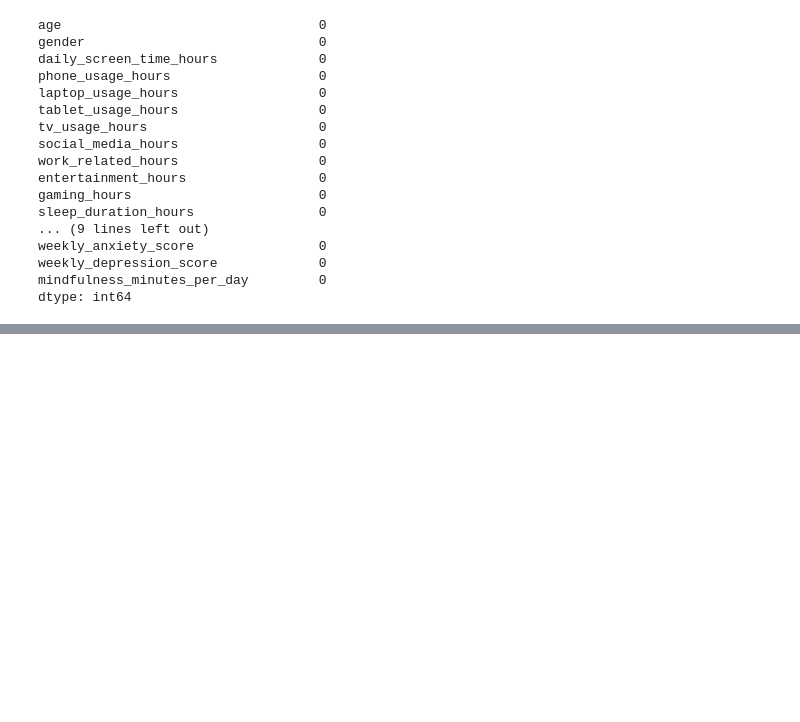
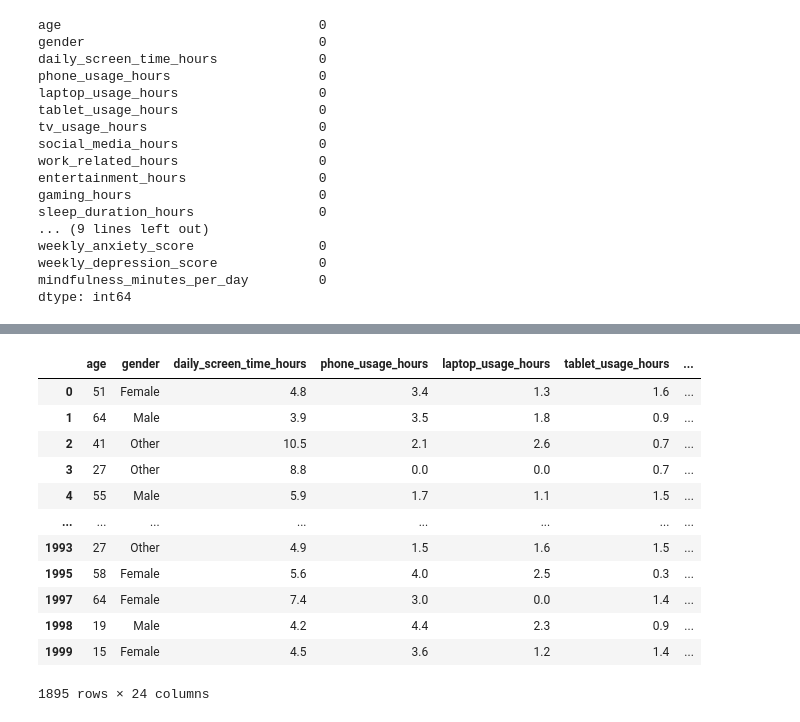
Before and after one commit to qmer05/bi-techlife-exam-project, a Jupyter notebook: notebooks/01_data_cleaning.ipynb, the cells around one changed output, grey strips where cells are left out. Cells and saved outputs as stored; diff of their text form; code cells hidden in the pictures; blank space fills up the shorter version.

```diff
--- a/notebooks/01_data_cleaning.ipynb
+++ b/notebooks/01_data_cleaning.ipynb
@@ -62,0 +94,10 @@ dtype: int64
+# %%
+print('Upper and Lower Fence (IQR method):')
+
+for column in df.select_dtypes(include=['number']).columns:
+    Q1 = df[column].quantile(0.25)
+    Q3 = df[column].quantile(0.75)
+    IQR = Q3 - Q1
+    lower_fence = Q1 - 1.5 * IQR
+    upper_fence = Q3 + 1.5 * IQR
+    print(f"{column}: Lower Fence = {lower_fence}, Upper Fence = {upper_fence}")
@@ -62,0 +122,12 @@ dtype: int64
+# %%
+print('Outliers (IQR method on numerical columns):')
+
+# Loop through only numerical columns
+for column in df.select_dtypes(include=['number']).columns:
+    Q1 = df[column].quantile(0.25)
+    Q3 = df[column].quantile(0.75)
+    IQR = Q3 - Q1
+    lower_fence = Q1 - 1.5 * IQR
+    upper_fence = Q3 + 1.5 * IQR
+    outliers = df[(df[column] < lower_fence) | (df[column] > upper_fence)]
+    print(f"{column}: {len(outliers)} outliers")
@@ -62,0 +152,24 @@ dtype: int64
+# %%
+for column in df.select_dtypes(include=['number']).columns:
+    Q1 = df[column].quantile(0.25)  # Calculating quantiles for IQR
+    Q3 = df[column].quantile(0.75)  # Calculating quantiles for IQR
+    IQR = Q3 - Q1
+    Lower_Fence = Q1 - (1.5 * IQR)
+    Upper_Fence = Q3 + (1.5 * IQR)
+    df = df[~((df [column] < Lower_Fence) |(df[column] > Upper_Fence))]
+
+df
+# %% [output]
+|  | age | gender | daily_screen_time_hours | phone_usage_hours | laptop_usage_hours | tablet_usage_hours | ... |
+| 0 | 51 | Female | 4.8 | 3.4 | 1.3 | 1.6 | ... |
+| 1 | 64 | Male | 3.9 | 3.5 | 1.8 | 0.9 | ... |
+| 2 | 41 | Other | 10.5 | 2.1 | 2.6 | 0.7 | ... |
+| 3 | 27 | Other | 8.8 | 0.0 | 0.0 | 0.7 | ... |
+| 4 | 55 | Male | 5.9 | 1.7 | 1.1 | 1.5 | ... |
+| ... | ... | ... | ... | ... | ... | ... | ... |
+| 1993 | 27 | Other | 4.9 | 1.5 | 1.6 | 1.5 | ... |
+| 1995 | 58 | Female | 5.6 | 4.0 | 2.5 | 0.3 | ... |
+| 1997 | 64 | Female | 7.4 | 3.0 | 0.0 | 1.4 | ... |
+| 1998 | 19 | Male | 4.2 | 4.4 | 2.3 | 0.9 | ... |
+| 1999 | 15 | Female | 4.5 | 3.6 | 1.2 | 1.4 | ... |
+1895 rows × 24 columns
```
Also changed, not shown: parts of 12 cells of this notebook.
